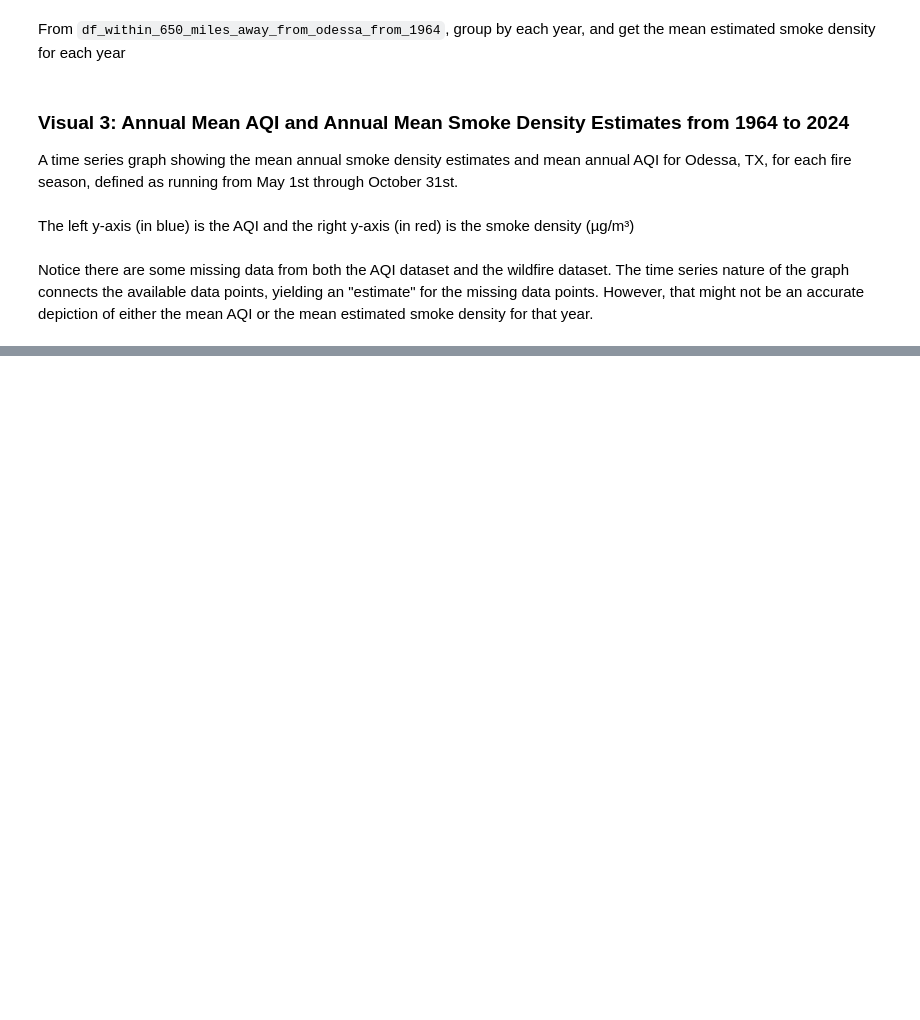
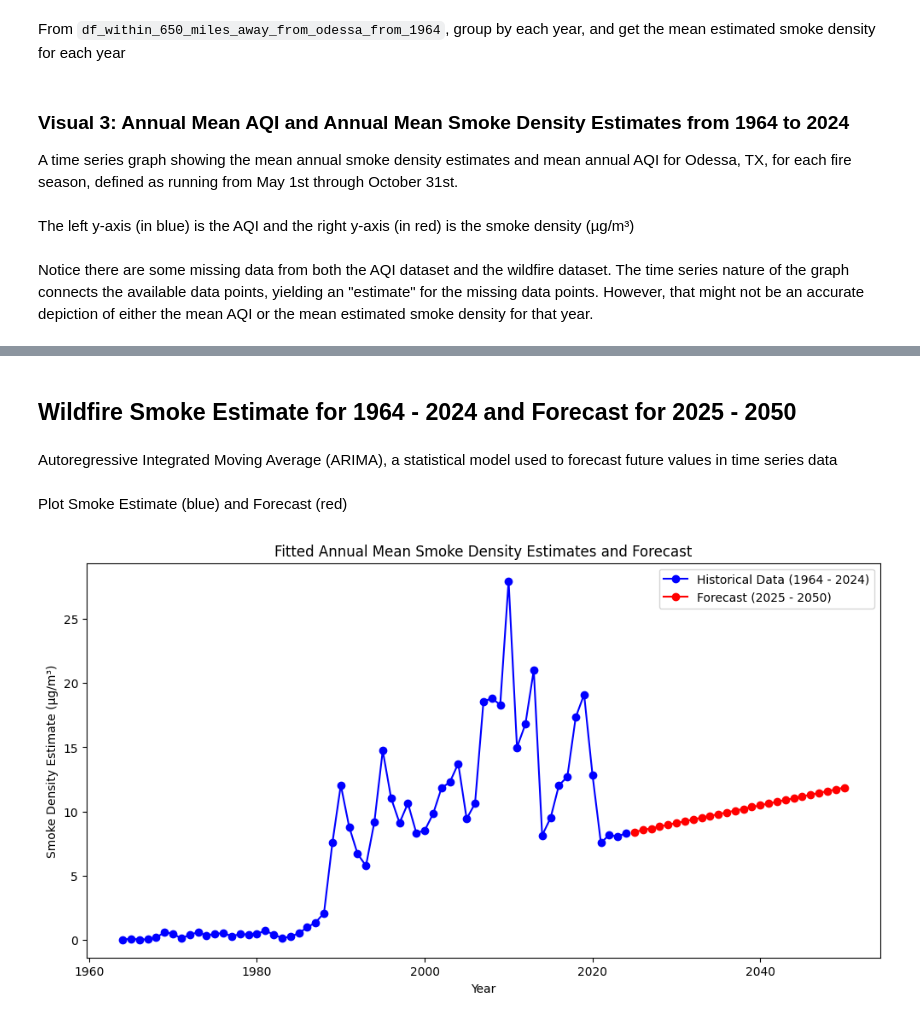
Before and after one commit to tchiang0/data_512_project, a Jupyter notebook: project/part_1/part_1_AQI.ipynb, the cells around one changed output, grey strips where cells are left out. Cells and saved outputs as stored; diff of their text form; code cells hidden in the pictures; blank space fills up the shorter version.

Commit message:
Changed linear regression to ARIMA

```diff
--- a/project/part_1/part_1_AQI.ipynb
+++ b/project/part_1/part_1_AQI.ipynb
@@ -110,7 +110,7 @@ def request_signup(email_address = None,
 #    This code should probably be commented out after you've made your key request to make sure you don't accidentally make a new sign-up request
 #
 print("Requesting SIGNUP ...")
-USERNAME = "<your_email_address>"
+USERNAME = "tchiang0@uw.edu"
 response = request_signup(USERNAME)
 print(json.dumps(response,indent=4))
 # %% [output]
@@ -130,8 +130,8 @@ Requesting SIGNUP ...
 # %% [markdown]
 After you've activated your account from the email, you can put your `USERNAME` (your email) and the `APIKEY` given in the email
 # %%
-USERNAME = ""
-APIKEY = ""
+USERNAME = "tchiang0@uw.edu"
+APIKEY = "aquagazelle52"
 # %%
 #
 #    This implements the list request. There are several versions of the list request that only require email and key.
@@ -387,0 +390,4 @@ plt.show()
+# %% [markdown]
+## Wildfire Smoke Estimate for 1964 - 2024 and Forecast for 2025 - 2050
+# %% [markdown]
+Autoregressive Integrated Moving Average (ARIMA), a statistical model used to forecast future values in time series data
@@ -387,0 +407,43 @@ plt.show()
+# %%
+ # index of the first forecasted year
+forecast_start = len(df_smoke_estimate_by_year)
+# number of years to forecast (29 instead of 25 since we don't have data between 2021 - 2024)
+forecast_end = forecast_start + 29
+
+# forecast smoke for 2021 - 2050
+forecast = model_fit.predict(start=forecast_start, end=forecast_end)
+forecast_years = pd.date_range(start="2021", end="2051", freq="Y")
+
+# Convert forecast to a DataFrame for better readability
+forecast_df = pd.DataFrame({
+    "fire_year": forecast_years,
+    "smoke_density_estimate": forecast.values
+})
+
+# concatenate two dataframes together
+d = {'fire_year': [y for y in range(2021, 2051)], 'fitted_smoke_estimate': list(forecast)}
+df_predicted_smoke_density = pd.DataFrame(data = d)
+df_total = pd.concat([df_fitted_smoke_est, df_predicted_smoke_density], axis=0)
+# %% [markdown]
+Plot Smoke Estimate (blue) and Forecast (red)
+# %%
+plt.subplots(figsize=(12, 6))
+
+historical_year = [year for year in df_total["fire_year"] if year <= 2024]
+forecast_year = [year for year in df_total["fire_year"] if year > 2024]
+
+historical_smoke = df_total[df_total["fire_year"].isin(historical_year)]["fitted_smoke_estimate"]
+forecast_smoke = df_total[df_total["fire_year"].isin(forecast_year)]["fitted_smoke_estimate"]
+
+plt.plot(historical_year, historical_smoke, 'o-', color='blue', label='Historical Data (1964 - 2024)')
+plt.plot(forecast_year, forecast_smoke, 'o-', color='red', label='Forecast (2025 - 2050)')
+
+plt.xlabel('Year')
+plt.ylabel('Smoke Density Estimate (µg/m³)')
+plt.title('Fitted Annual Mean Smoke Density Estimates and Forecast')
+
+plt.legend()
+
+plt.show()
+# %% [output]
+[figure, added]
```
Also changed, not shown: parts of 5 cells of this notebook, 1 other file.
